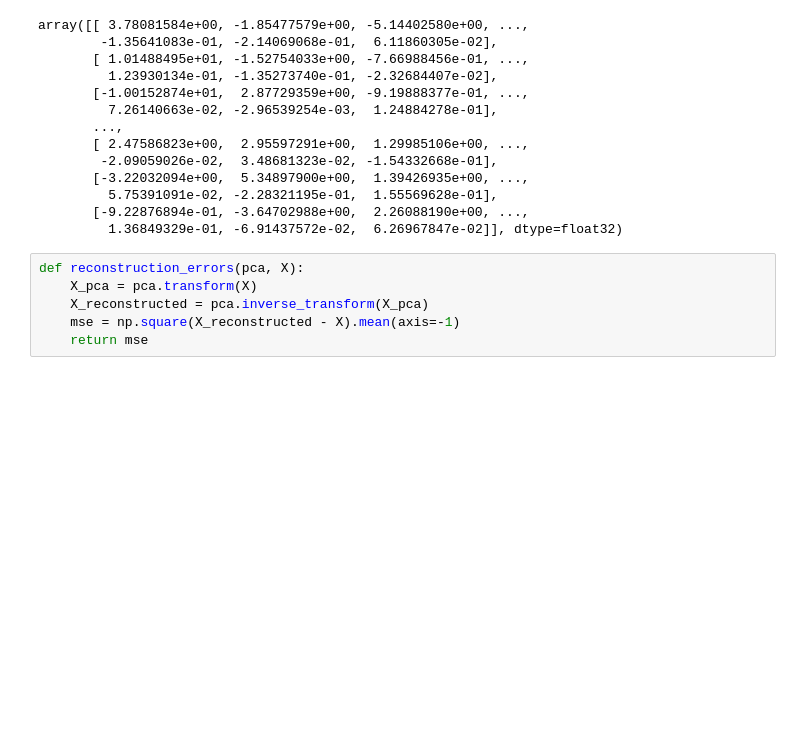
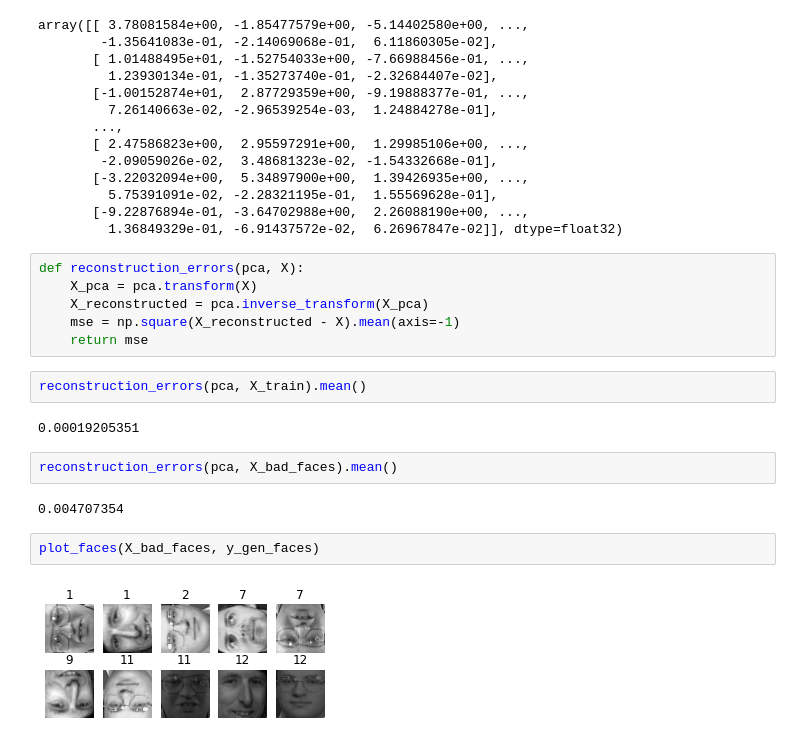
Before and after one commit to tranduckhoatcu/Hands-On-Machine-Learning-with-Scikit-Learn-Keras-and-TensorFlow, a Jupyter notebook: Chapter 9 /Cluster Olivttie face dataset using Kmean.ipynb, the cells around one changed output. Saved outputs shown, nothing was run; the diff lists cells and outputs as text; blank space fills up the shorter version.

```diff
--- a/Chapter 9 /Cluster Olivttie face dataset using Kmean.ipynb
+++ b/Chapter 9 /Cluster Olivttie face dataset using Kmean.ipynb
@@ -265,3 +265,15 @@ def reconstruction_errors(pca, X):
     X_reconstructed = pca.inverse_transform(X_pca)
     mse = np.square(X_reconstructed - X).mean(axis=-1)
     return mse
+# %%
+reconstruction_errors(pca, X_train).mean()
+# %% [output]
+0.00019205351
+# %%
+reconstruction_errors(pca, X_bad_faces).mean()
+# %% [output]
+0.004707354
+# %%
+plot_faces(X_bad_faces, y_gen_faces)
+# %% [output]
+[figure, added]
```
Also changed, not shown: parts of 1 cell of this notebook.
